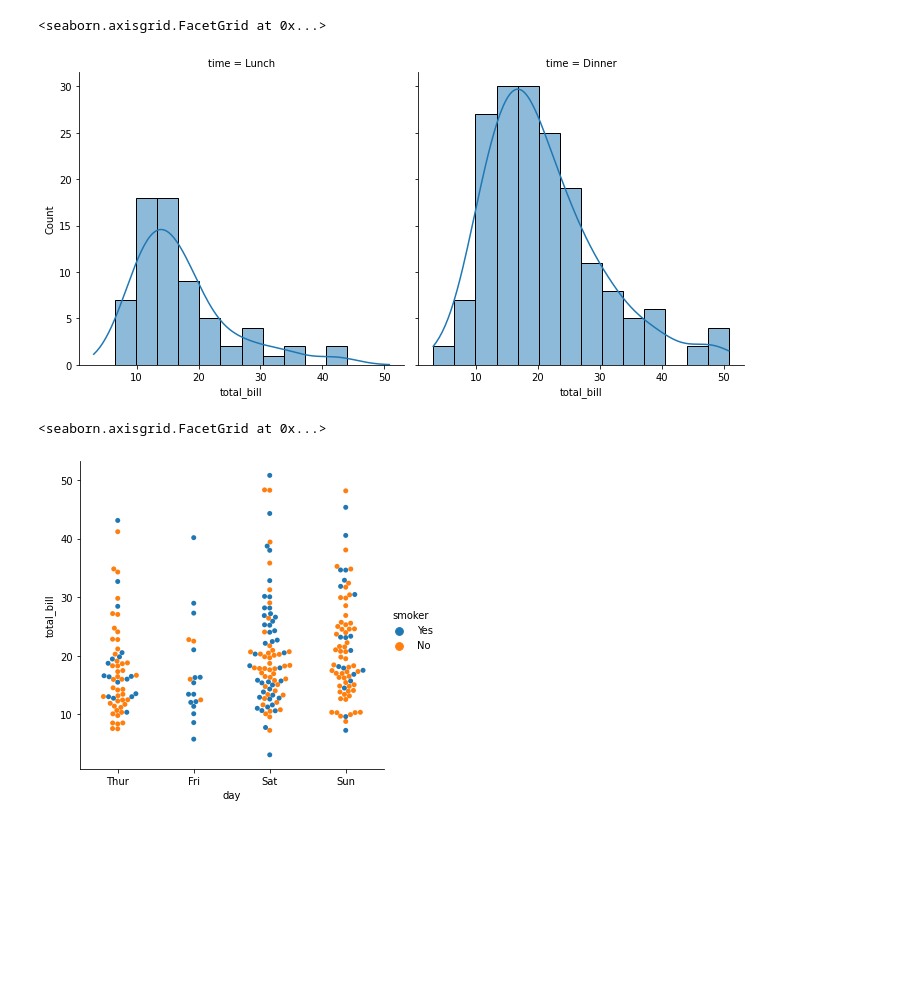
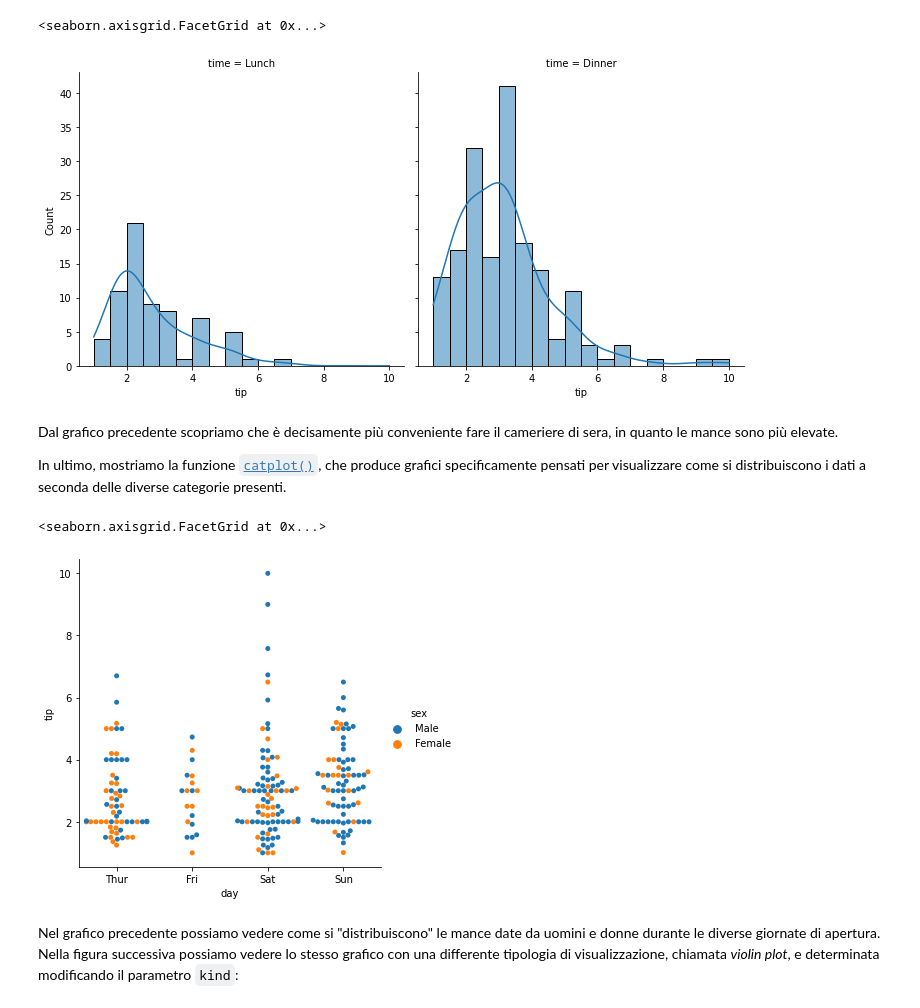
Before and after one commit to anhelus/pcs, a Jupyter notebook: docs/material/02_libs/10_seaborn/notebook.ipynb, the cells around one changed output. Saved outputs shown, nothing was run; the diff lists cells and outputs as text; code cells hidden in the pictures; blank space fills up the shorter version.

Commit message:
(update) updated seaborn

```diff
--- a/docs/material/02_libs/10_seaborn/notebook.ipynb
+++ b/docs/material/02_libs/10_seaborn/notebook.ipynb
@@ -66,11 +80,26 @@ sns.lmplot(data=tips, x="total_bill", y="tip", col="time", hue="smoker")
 # %%
-sns.displot(data=tips, x="total_bill", col="time", kde=True)
+sns.displot(
+    data=tips,
+    x='tip',
+    col='time',
+    kde=True)
 # %% [output]
 <seaborn.axisgrid.FacetGrid at 0x...>
-[figure, old version]
+[figure, new version]
+# %% [markdown]
+Dal grafico precedente scopriamo che è decisamente più conveniente fare il cameriere di sera, in quanto le mance sono più elevate.
+
+In ultimo, mostriamo la funzione [`catplot()`](https://seaborn.pydata.org/generated/seaborn.catplot.html), che produce grafici specificamente pensati per visualizzare come si distribuiscono i dati a seconda delle diverse categorie presenti.
 # %%
-sns.catplot(data=tips, kind="swarm", x="day", y="total_bill", hue="smoker")
+sns.catplot(
+    data=tips,
+    kind='swarm',
+    x='day',
+    y='tip',
+    hue='sex')
 # %% [output]
 <seaborn.axisgrid.FacetGrid at 0x...>
-[figure, old version]
+[figure, new version]
+# %% [markdown]
+Nel grafico precedente possiamo vedere come si "distribuiscono" le mance date da uomini e donne durante le diverse giornate di apertura. Nella figura successiva possiamo vedere lo stesso grafico con una differente tipologia di visualizzazione, chiamata *violin plot*, e determinata modificando il parametro `kind`:
 # %%
```
Also changed, not shown: parts of 19 cells of this notebook, 6 other files.
